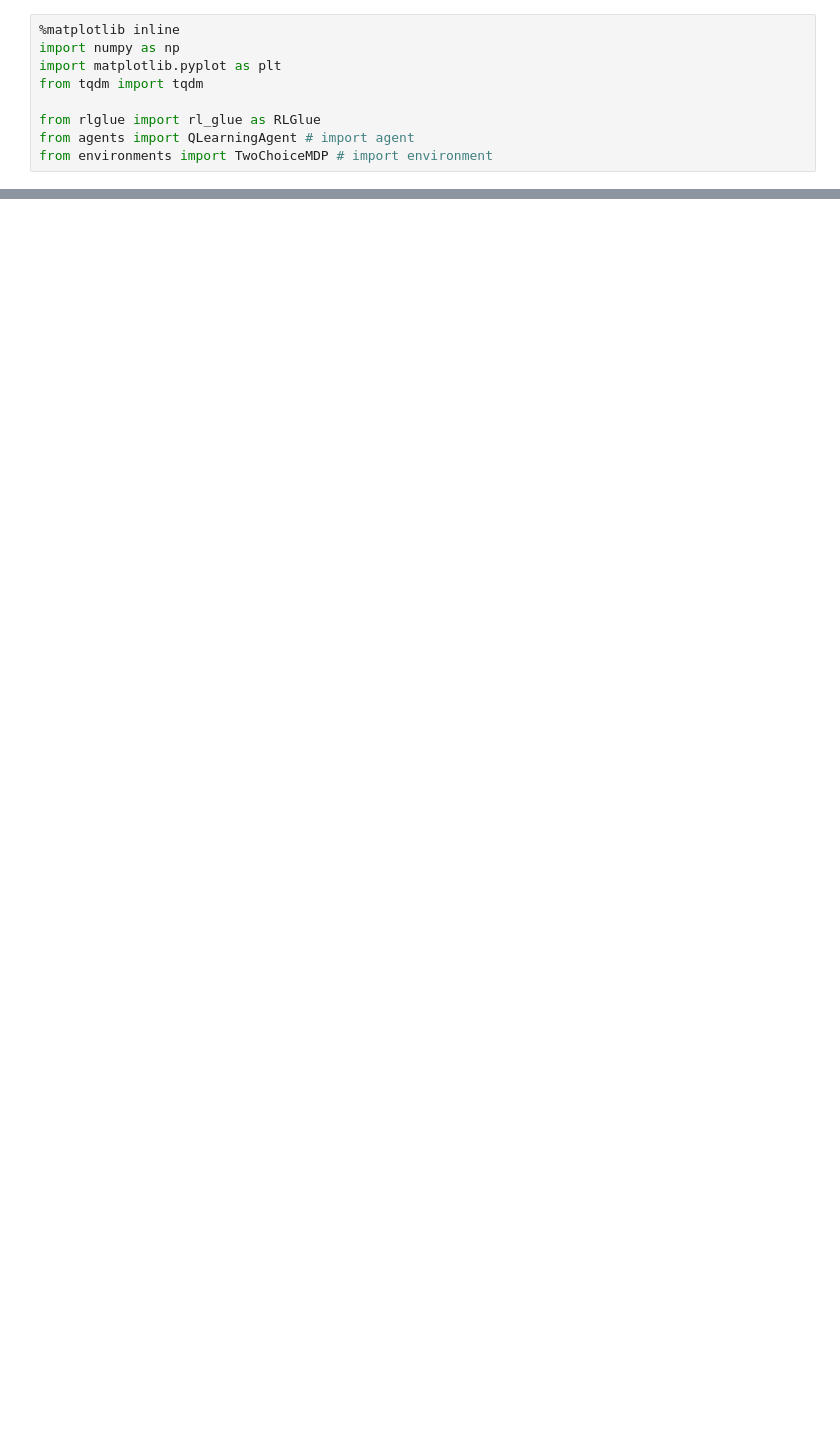
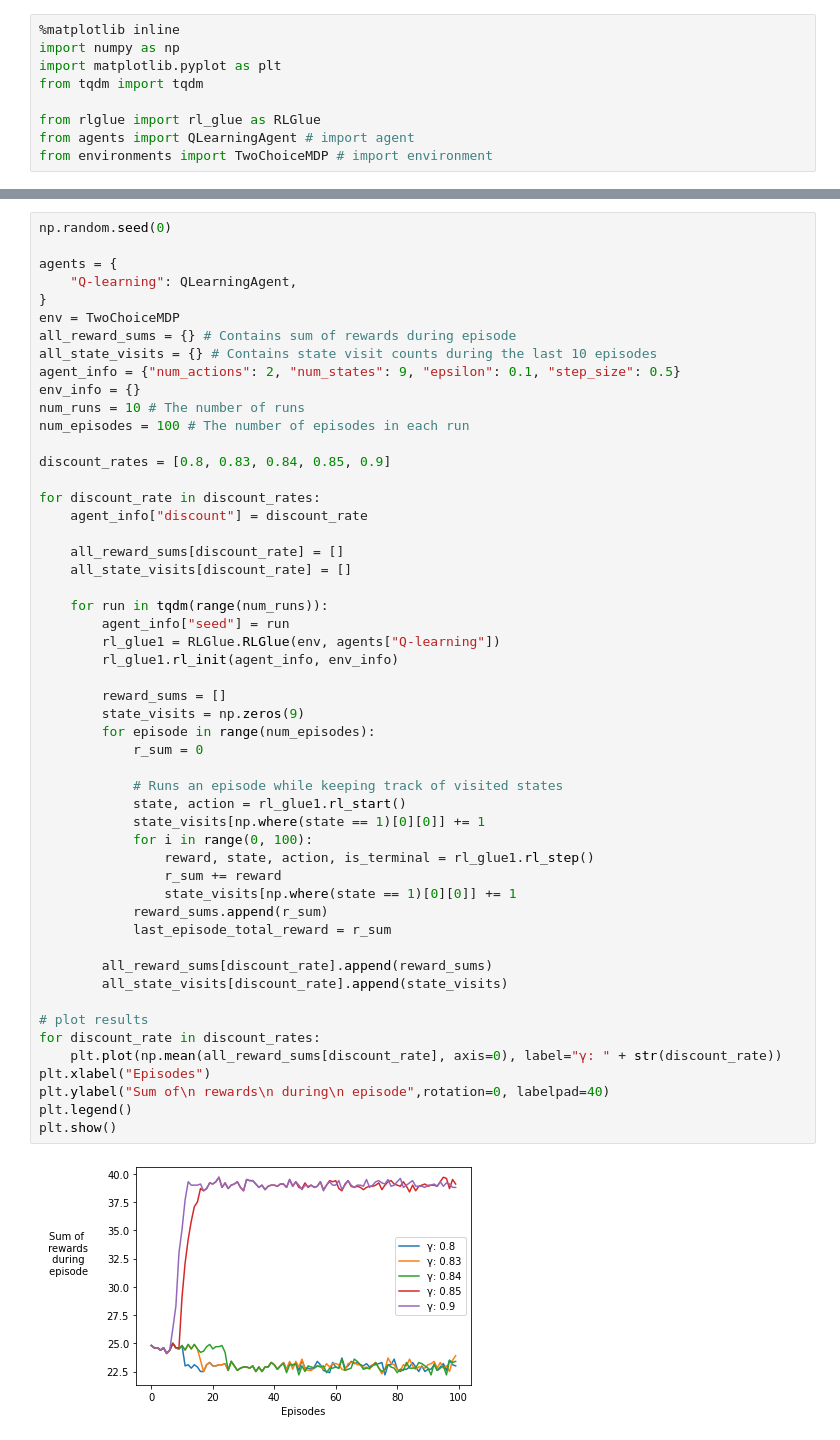
Before and after one commit to bigyankarki/rl1-research, a Jupyter notebook: test.ipynb, the cells around one changed output, grey strips where cells are left out. Cells and saved outputs as stored; diff of their text form; blank space fills up the shorter version.

Commit message:
q learning with different discount rates

```diff
--- a/test.ipynb
+++ b/test.ipynb
@@ -57,3 +59,57 @@ plt.legend()
 plt.show()
 # %% [output]
 [figure]
+# %%
+np.random.seed(0)
+
+agents = {
+    "Q-learning": QLearningAgent,
+}
+env = TwoChoiceMDP
+all_reward_sums = {} # Contains sum of rewards during episode
+all_state_visits = {} # Contains state visit counts during the last 10 episodes
+agent_info = {"num_actions": 2, "num_states": 9, "epsilon": 0.1, "step_size": 0.5}
+env_info = {}
+num_runs = 10 # The number of runs
+num_episodes = 100 # The number of episodes in each run
+
+discount_rates = [0.8, 0.83, 0.84, 0.85, 0.9]
+
+for discount_rate in discount_rates:
+    agent_info["discount"] = discount_rate
+
+    all_reward_sums[discount_rate] = []
+    all_state_visits[discount_rate] = []
+
+    for run in tqdm(range(num_runs)):
+        agent_info["seed"] = run
+        rl_glue1 = RLGlue.RLGlue(env, agents["Q-learning"])
+        rl_glue1.rl_init(agent_info, env_info)
+
+        reward_sums = []
+        state_visits = np.zeros(9)
+        for episode in range(num_episodes):
+            r_sum = 0
+
+            # Runs an episode while keeping track of visited states
+            state, action = rl_glue1.rl_start()
+            state_visits[np.where(state == 1)[0][0]] += 1
+            for i in range(0, 100):
+                reward, state, action, is_terminal = rl_glue1.rl_step()
+                r_sum += reward
+                state_visits[np.where(state == 1)[0][0]] += 1
+            reward_sums.append(r_sum)
+            last_episode_total_reward = r_sum
+
+        all_reward_sums[discount_rate].append(reward_sums)
+        all_state_visits[discount_rate].append(state_visits)
+
+# plot results
+for discount_rate in discount_rates:
+    plt.plot(np.mean(all_reward_sums[discount_rate], axis=0), label="γ: " + str(discount_rate))
+plt.xlabel("Episodes")
+plt.ylabel("Sum of\n rewards\n during\n episode",rotation=0, labelpad=40)
+plt.legend()
+plt.show()
+# %% [output]
+[figure, added]
```
Also changed, not shown: parts of 1 cell of this notebook, 1 other file.
